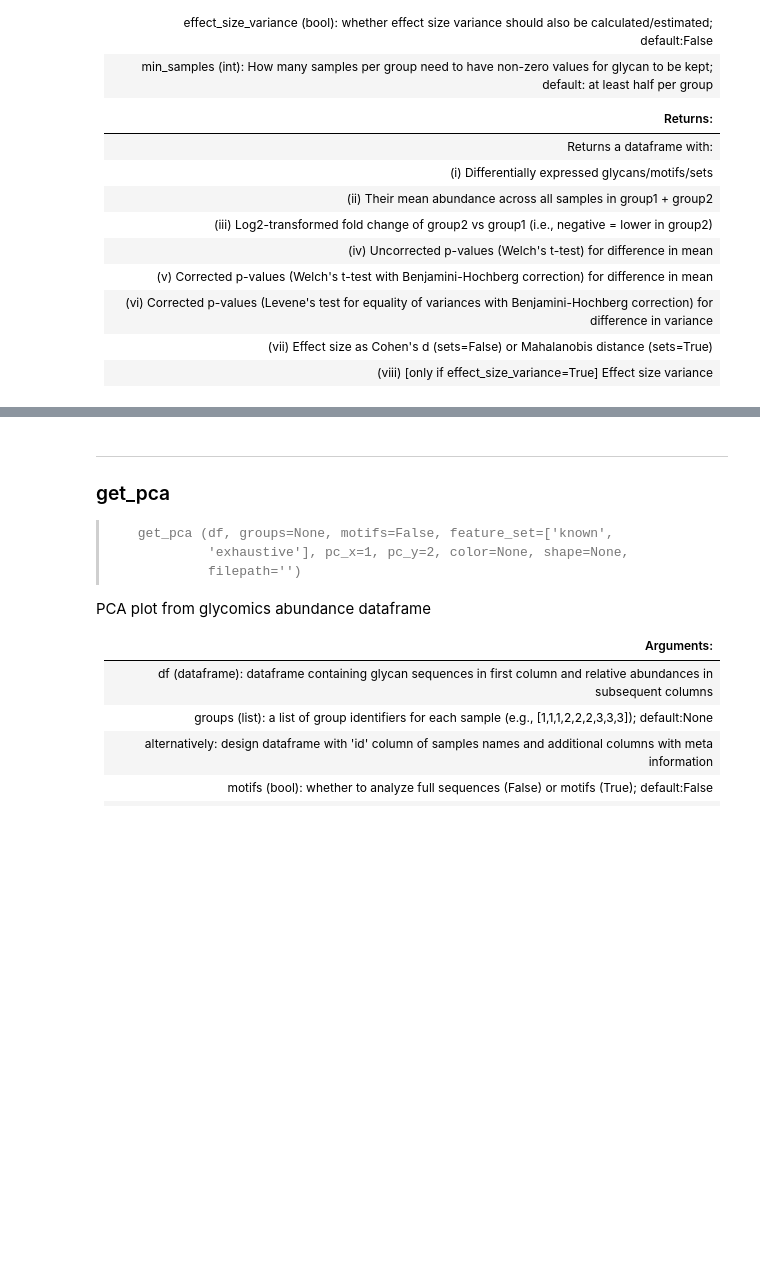
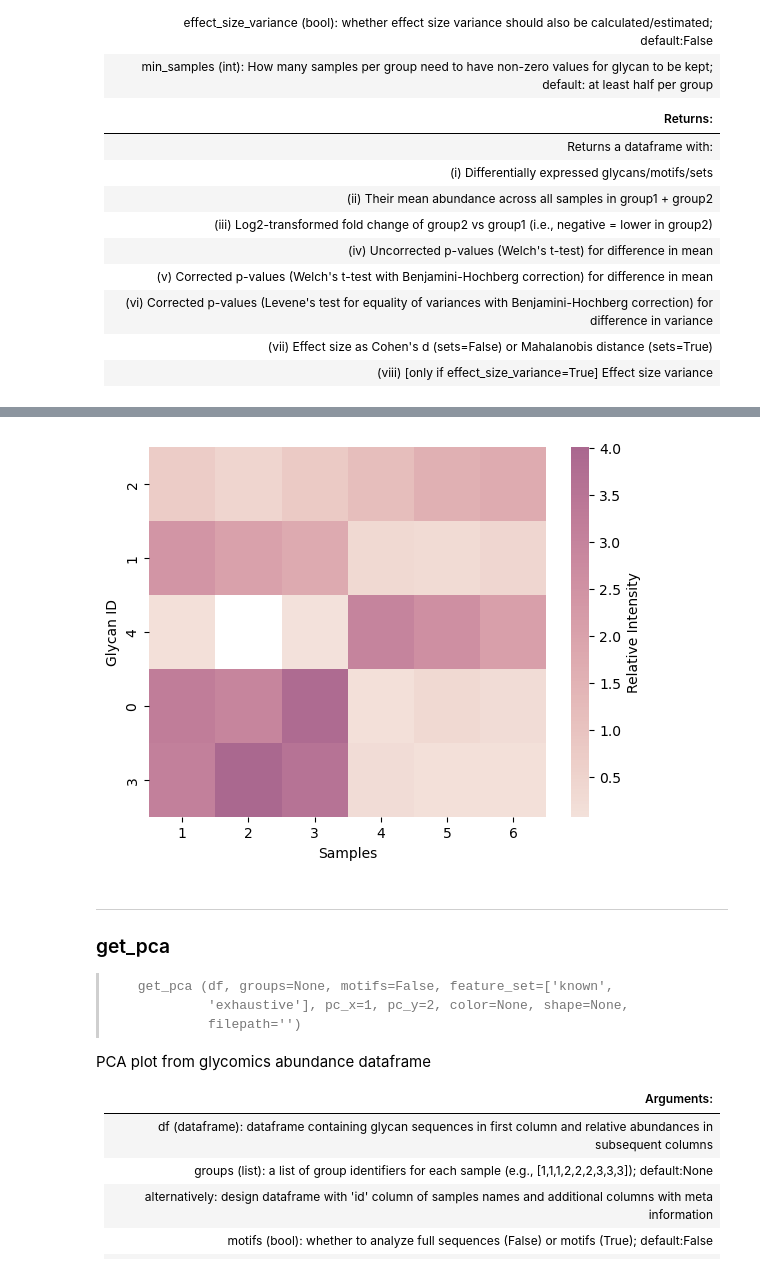
Before and after one commit to BojarLab/glycowork, a Jupyter notebook: 03_motif.ipynb, the cells around one changed output, grey strips where cells are left out. Saved outputs shown, nothing was run; the diff lists cells and outputs as text; code cells hidden in the pictures; blank space fills up the shorter version.

```diff
--- a/03_motif.ipynb
+++ b/03_motif.ipynb
@@ -373,3 +396,9 @@ get_volcano(res)
+# %%
+test_df = pd.concat([test_df.iloc[:, 0], test_df[test_df.columns[1:]].astype(float)], axis = 1)
+
+get_coverage(test_df)
+# %% [output]
+[figure, added]
 # %%
 show_doc(get_pca)
 # %% [output]
```
Also changed, not shown: parts of 16 cells of this notebook.
